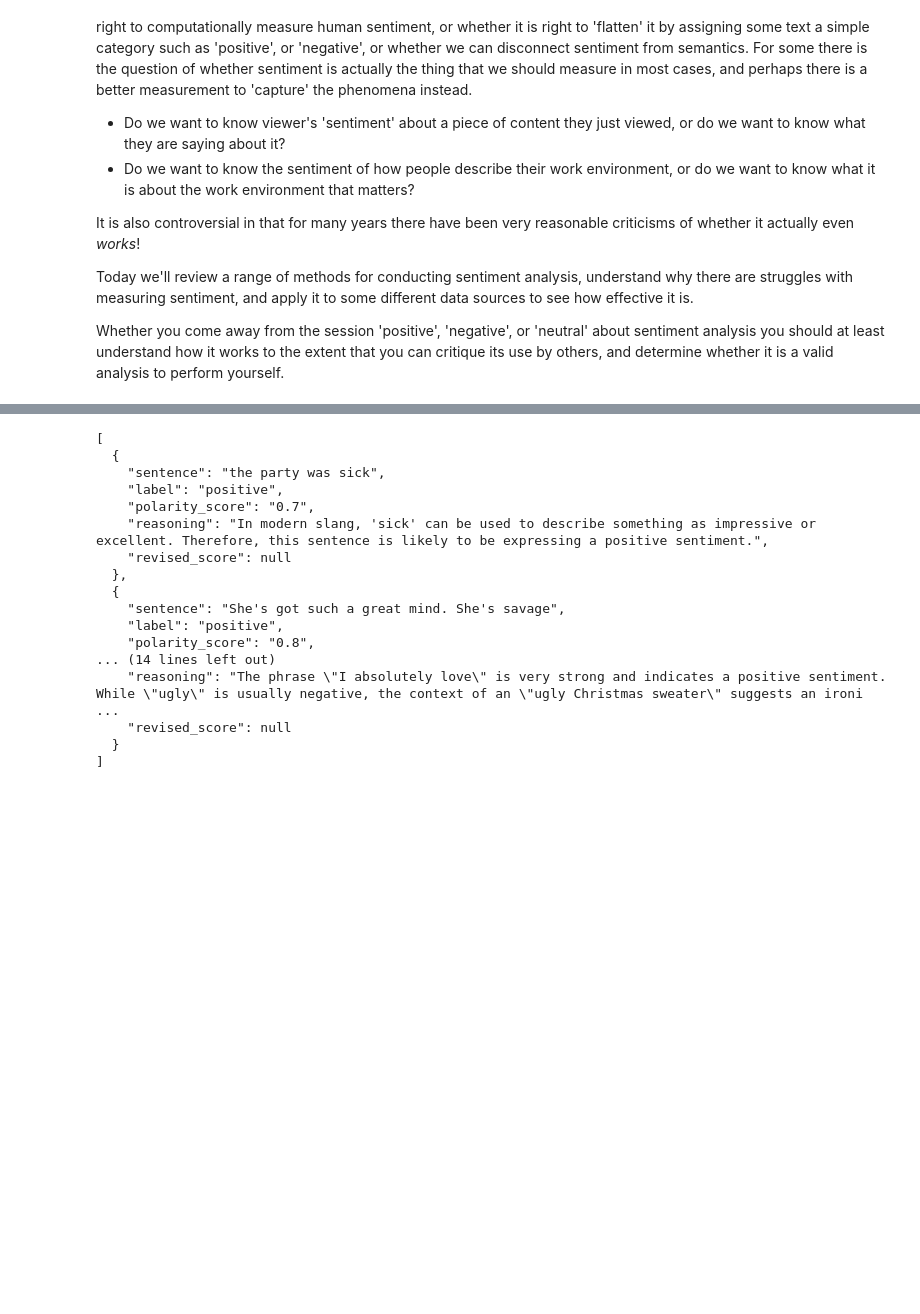
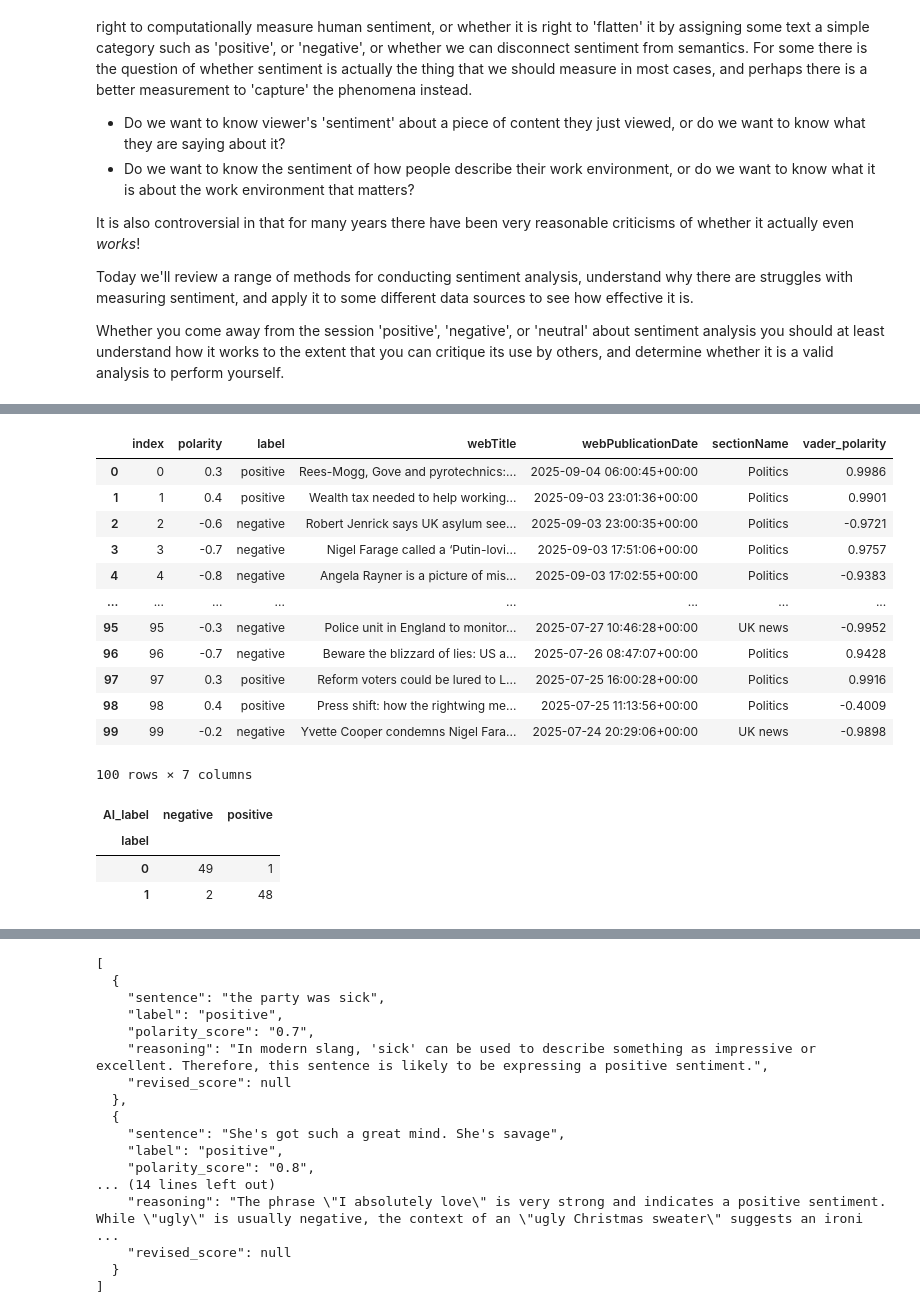
Before and after one commit to Minyall/sc290_materials, a Jupyter notebook: 5_sentiment/lyrics_sentiment.ipynb, the cells around one changed output, grey strips where cells are left out. Saved outputs shown, nothing was run; the diff lists cells and outputs as text; code cells hidden in the pictures; blank space fills up the shorter version.

Commit message:
further update sentiment workbook

```diff
--- a/5_sentiment/lyrics_sentiment.ipynb
+++ b/5_sentiment/lyrics_sentiment.ipynb
@@ -131,0 +315,6 @@ print(response.text)
+# %%
+
+# we send our request, this time with the config set
+response = api.models.generate_content(model="gemini-2.0-flash", contents=prompt, config=config)
+# Rather than .text, we ask for the response to be converted based on our schema.
+response.parsed
@@ -131,0 +386,4 @@ print(response.text)
+# %%
+articles = pd.read_parquet('farage_large_dataset_cleaned.parquet')
+sample = articles.sort_values('webPublicationDate', ascending=False).head(100)
+sample
@@ -131,0 +404,3 @@ print(response.text)
+# %%
+article_sentiment_table = get_gemini_sentiment(api, sample['cleaned_text'])
+article_sentiment_table
@@ -131,0 +421,12 @@ print(response.text)
+# %%
+vader_sentiment = SentimentIntensityAnalyzer()
+transformer_sentiment = pipeline('sentiment-analysis')
+vader_scores = []
+transformer_scores = []
+
+for item in sample['cleaned_text'].tolist():
+    vader_scores.append(vader_sentiment.polarity_scores(item)['compound'])
+
+    transformer_result = transformer_sentiment(item)['label']
+    score = 1 if transformer_result == 'Positive' else 0
+    transformer_scores.append(score)
@@ -131,0 +439,18 @@ print(response.text)
+# %%
+sentiment_data = article_sentiment_table.merge(articles[['webTitle','webPublicationDate','sectionName']], left_on='index',right_index=True)
+sentiment_data['vader_polarity'] = vader_scores
+sentiment_data
+# %% [output]
+|  | index | polarity | label | webTitle | webPublicationDate | sectionName | vader_polarity |
+| 0 | 0 | 0.3 | positive | Rees-Mogg, Gove and pyrotechnics:... | 2025-09-04 06:00:45+00:00 | Politics | 0.9986 |
+| 1 | 1 | 0.4 | positive | Wealth tax needed to help working... | 2025-09-03 23:01:36+00:00 | Politics | 0.9901 |
+| 2 | 2 | -0.6 | negative | Robert Jenrick says UK asylum see... | 2025-09-03 23:00:35+00:00 | Politics | -0.9721 |
+| 3 | 3 | -0.7 | negative | Nigel Farage called a ‘Putin-lovi... | 2025-09-03 17:51:06+00:00 | Politics | 0.9757 |
+| 4 | 4 | -0.8 | negative | Angela Rayner is a picture of mis... | 2025-09-03 17:02:55+00:00 | Politics | -0.9383 |
+| ... | ... | ... | ... | ... | ... | ... | ... |
+| 95 | 95 | -0.3 | negative | Police unit in England to monitor... | 2025-07-27 10:46:28+00:00 | UK news | -0.9952 |
+| 96 | 96 | -0.7 | negative | Beware the blizzard of lies: US a... | 2025-07-26 08:47:07+00:00 | Politics | 0.9428 |
+| 97 | 97 | 0.3 | positive | Reform voters could be lured to L... | 2025-07-25 16:00:28+00:00 | Politics | 0.9916 |
+| 98 | 98 | 0.4 | positive | Press shift: how the rightwing me... | 2025-07-25 11:13:56+00:00 | Politics | -0.4009 |
+| 99 | 99 | -0.2 | negative | Yvette Cooper condemns Nigel Fara... | 2025-07-24 20:29:06+00:00 | UK news | -0.9898 |
+100 rows × 7 columns
@@ -131,0 +466,18 @@ print(response.text)
+# %%
+import json
+structured = json.loads(response.text)
+records = {}
+for item in structured:
+
+    records.update(item)
+
+records = {int(k):v for k,v in records.items()}
+ai_labels = pd.DataFrame.from_dict(records, orient='index', columns=['AI_label'])
+
+sample = sample.merge(ai_labels, left_index=True, right_index=True)
+pd.crosstab(sample['label'], sample['AI_label'])
+# %% [output]
+| AI_label | negative | positive |
+| label |  |  |
+| 0 | 49 | 1 |
+| 1 | 2 | 48 |
```
Also changed, not shown: parts of 38 cells of this notebook.
